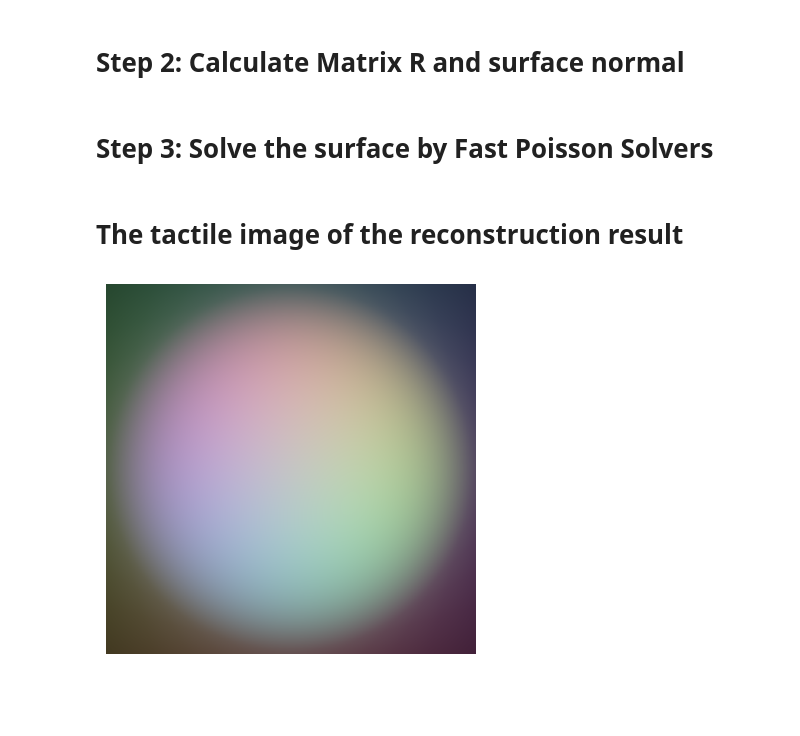
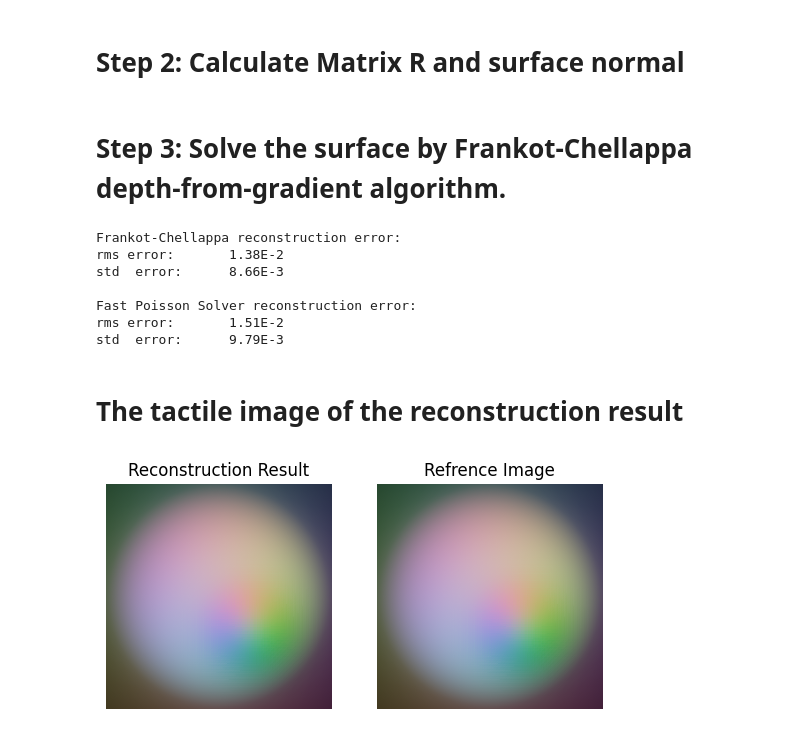
Before and after one commit to BabyXinORZ/iristac-sim, a Jupyter notebook: scripts/photometricStereo.ipynb, the cells around one changed output. Drawn from its saved outputs; the diff is of its cells as text; code cells hidden in the pictures; blank space fills up the shorter version.

Commit message:
Surface Reconstruction by fast_poisson_solver and Frankot Chellapa Algorithm

```diff
--- a/scripts/photometricStereo.ipynb
+++ b/scripts/photometricStereo.ipynb
@@ -65,7 +56,7 @@ S[:,:,:,0] = A*dr.sin(2*dr.pi/N_LED*i_list)+B
 S[:,:,:,1] = A*dr.sin(2*dr.pi/N_LED*(i_list-N_LED/3))+B
 S[:,:,:,2] = A*dr.sin(2*dr.pi/N_LED*(i_list+N_LED/3))+B
 # %%
-## Initial Estimation of Surface Z0 ##
+# Initial Estimation of Surface Z0 ##
 M = 128
 N = 128
 
@@ -78,6 +69,8 @@ scene = mi.load_dict({
     "type": "scene",
     "facedisk": mesh,
 })
+
+scene_ref = mi.load_file('../scenes/iristac_ply.xml')
 # %% [markdown]
 # Step 1: Get estimation position of each pixel
 # %%
@@ -156,4 +150,4 @@ R_inverse = dr.inverse_transpose(R_matrix)
 I_arr = dr.gather(mi.Vector3f,I_t.array,dr.arange(mi.UInt,N_Pixel))
 I_normal = R_inverse@I_arr
 # %% [markdown]
-# Step 3: Solve the surface by Fast Poisson Solvers
+# Step 3: Solve the surface by Frankot-Chellappa depth-from-gradient algorithm.
@@ -162,11 +158,47 @@ I_normal = R_inverse@I_arr
+# %%
+from utils.depth_from_grad import frankotchellappa, fast_poisson
+from decimal import Decimal
+"""Frankot-Chellappa depth-from-gradient algorithm."""
+Z = frankotchellappa(grad_x,grad_y)
+Z = Z*np.sqrt(cam_fov[0]*cam_fov[1]/N_Pixel)
+error_rms = np.mean(np.sqrt((np.ravel(Z)-si_ref.p[2])**2))
+error_std = np.std((np.ravel(Z)-si_ref.p[2])**2)
+print("Frankot-Chellappa reconstruction error:\n\
+rms error:  \t {0:.2E}\n\
+std  error:  \t {1:.2E}\n\
+".format(Decimal(error_rms),Decimal(error_std))
+)
+
+
+"""Fast Poisson Solver."""
+Z = fast_poisson(grad_x,grad_y)
+Z = Z*np.sqrt(cam_fov[0]*cam_fov[1]/N_Pixel)
+error_rms = np.mean(np.sqrt((np.ravel(Z)-si_ref.p[2])**2))
+error_std = np.std((np.ravel(Z)-si_ref.p[2])**2)
+print("Fast Poisson Solver reconstruction error:\n\
+rms error:  \t {0:.2E}\n\
+std  error:  \t {1:.2E}\n\
+".format(Decimal(error_rms),Decimal(error_std))
+)
+# %% [output]
+Frankot-Chellappa reconstruction error:
+rms error:       1.38E-2
+std  error:      8.66E-3
+
+Fast Poisson Solver reconstruction error:
+rms error:       1.51E-2
+std  error:      9.79E-3
 # %% [markdown]
 # The tactile image of the reconstruction result
 # %%
-I_compute_arr = dr.transpose(R_matrix)@norm_Pixel
-I_compute = mi.TensorXf(dr.ravel(I_compute_arr),(256,256,3))
+I_compute_arr = dr.transpose(R_matrix)@I_normal
+I_compute = mi.TensorXf(dr.ravel(I_compute_arr),(image_res[0],image_res[1],3))
 
-plt.axis('off')
-plt.imshow(I_compute)
+# plt.axis('off')
+f, ax = plt.subplots(1,2)
+
+ax[0].imshow(I_compute);ax[0].axis('off');  ax[0].set_title('Reconstruction Result')
+ax[1].imshow(I_t);      ax[1].axis('off');  ax[1].set_title('Refrence Image')
 plt.show()
 # %% [output]
-[figure, old version]
+[figure, new version]
```
Also changed, not shown: parts of 4 cells of this notebook, 1 other file.
